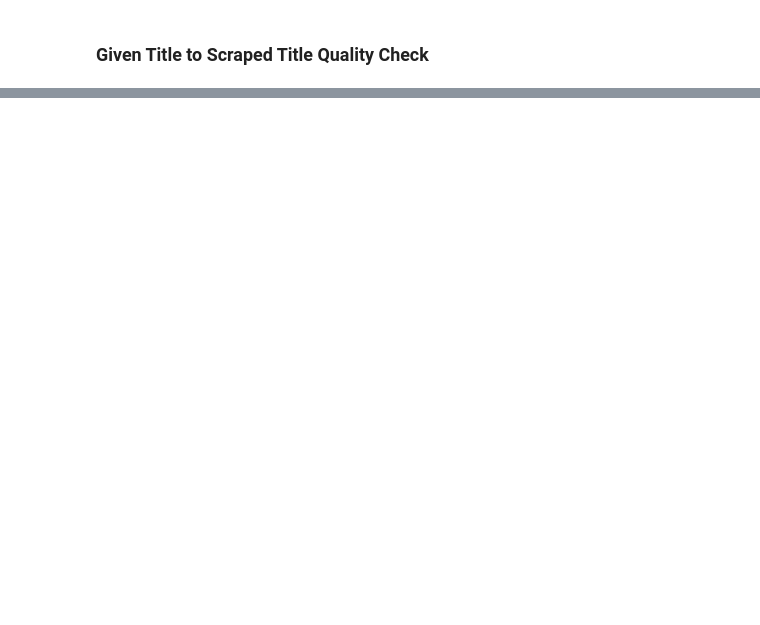
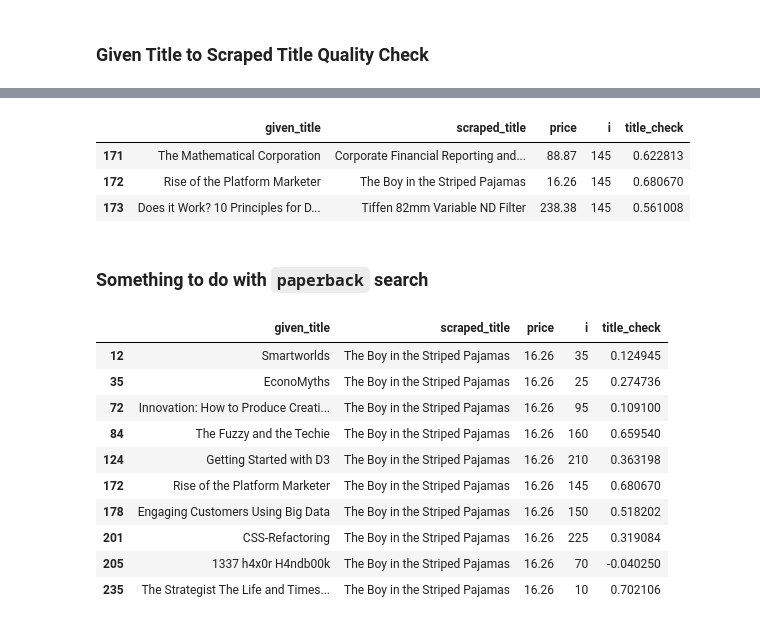
Before and after one commit to cliffchew84/nlb_work, a Jupyter notebook: book_price/Try Getting Book Prices.ipynb, the cells around one changed output, grey strips where cells are left out. Saved outputs shown, nothing was run; the diff lists cells and outputs as text; code cells hidden in the pictures; blank space fills up the shorter version.

Commit message:
update book price analysis

```diff
--- a/book_price/Try Getting Book Prices.ipynb
+++ b/book_price/Try Getting Book Prices.ipynb
@@ -18,6 +18,8 @@ from tqdm import tqdm
 
 warnings.filterwarnings('ignore')
 pd.set_option('display.max_colwidth', 1000)
+pd.set_option('display.max_rows', 1000)
+pd.set_option('display.max_columns', 1000)
 
 ## Load the NLB methods that I already have
 os.chdir(os.environ['cred_folder'])
@@ -66,9 +71,8 @@ len(full_book_list)
 ### Setting up the selenium
 # %%
 # for i in tqdm(range(0,250,5)):
-# for i in tqdm(range(0,10,5)):
-
-for i in tqdm(range(10,255,5)):
+for i in tqdm(range(0,10,5)):
+# for i in tqdm(range(10,255,5)):
     try:
         book_lists = full_book_list[i:i+5]
         title_dict = dict()
@@ -76,6 +80,10 @@ for i in tqdm(range(10,255,5)):
 
         for title in book_lists:
             url_query = title_to_full_url(title)
+            # If title equals to these, remove paperback
+            if title in paperback_exclusions:
+                url_query = "+".join(url_query.split("+")[:-1])
+
             browser.get(url_query)
             soup = bs(browser.page_source, 'html5lib')
 
@@ -123,7 +133,9 @@ len(saved_book_list)
 # %%
 df = pd.DataFrame()
 for file in saved_book_list:
-    df = df.append(pd.read_csv(file))
+    tmp_table = pd.read_csv(file)
+    tmp_table['i'] = file.split("_")[-1].split('.')[0]
+    df = df.append(tmp_table)
 df.reset_index(drop=True, inplace=True)
 # %%
 df.shape
@@ -144,4 +169,4 @@ import spacy
 import en_core_web_sm
 nlp = en_core_web_sm.load()
 # %%
-[nlp(i.split(":")[0]).similarity(nlp(j.split(':')[0])) for i,j in zip(title_prices.given_title, title_prices.scraped_title)]
+df['title_check'] = [nlp(i.split(":")[0]).similarity(nlp(j.split(':')[0])) for i,j in zip(df.given_title, df.scraped_title)]
@@ -147,0 +211,23 @@ nlp = en_core_web_sm.load()
+# %%
+df[(df.i == '145') & (df.title_check < .7)]
+# %% [output]
+|  | given_title | scraped_title | price | i | title_check |
+| 171 | The Mathematical Corporation | Corporate Financial Reporting and... | 88.87 | 145 | 0.622813 |
+| 172 | Rise of the Platform Marketer | The Boy in the Striped Pajamas | 16.26 | 145 | 0.680670 |
+| 173 | Does it Work? 10 Principles for D... | Tiffen 82mm Variable ND Filter | 238.38 | 145 | 0.561008 |
+# %% [markdown]
+### Something to do with `paperback` search
+# %%
+df[df['scraped_title'] == "The Boy in the Striped Pajamas"]
+# %% [output]
+|  | given_title | scraped_title | price | i | title_check |
+| 12 | Smartworlds | The Boy in the Striped Pajamas | 16.26 | 35 | 0.124945 |
+| 35 | EconoMyths | The Boy in the Striped Pajamas | 16.26 | 25 | 0.274736 |
+| 72 | Innovation: How to Produce Creati... | The Boy in the Striped Pajamas | 16.26 | 95 | 0.109100 |
+| 84 | The Fuzzy and the Techie | The Boy in the Striped Pajamas | 16.26 | 160 | 0.659540 |
+| 124 | Getting Started with D3 | The Boy in the Striped Pajamas | 16.26 | 210 | 0.363198 |
+| 172 | Rise of the Platform Marketer | The Boy in the Striped Pajamas | 16.26 | 145 | 0.680670 |
+| 178 | Engaging Customers Using Big Data | The Boy in the Striped Pajamas | 16.26 | 150 | 0.518202 |
+| 201 | CSS-Refactoring | The Boy in the Striped Pajamas | 16.26 | 225 | 0.319084 |
+| 205 | 1337 h4x0r H4ndb00k | The Boy in the Striped Pajamas | 16.26 | 70 | -0.040250 |
+| 235 | The Strategist The Life and Times... | The Boy in the Striped Pajamas | 16.26 | 10 | 0.702106 |
```
Also changed, not shown: parts of 10 cells of this notebook, 2 other files.
